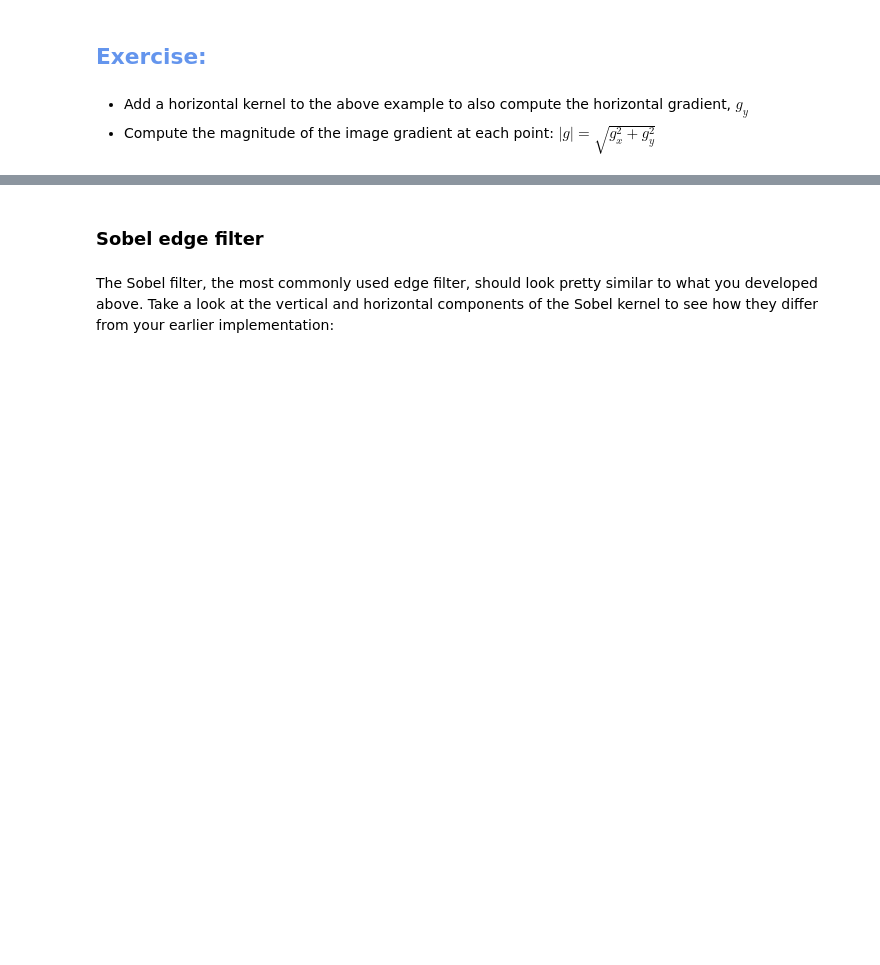
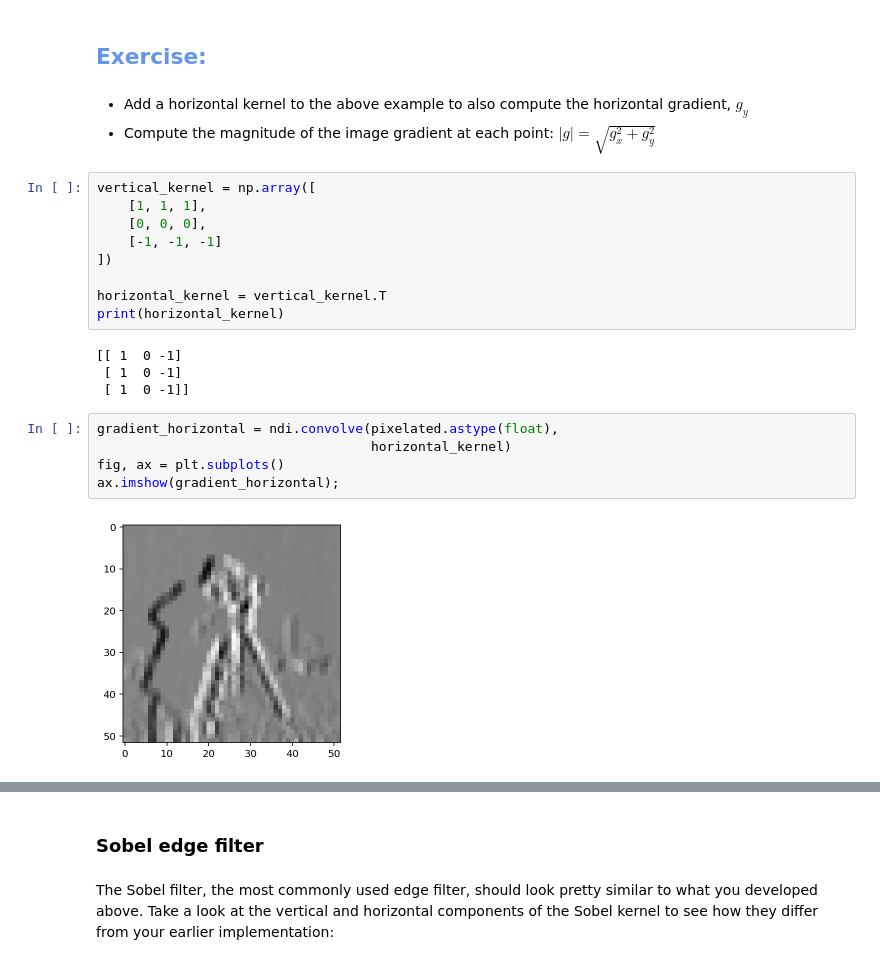
Before and after one commit to scikit-image/skimage-tutorials, a Jupyter notebook: lectures/1_image_filters.ipynb, the cells around one changed output, grey strips where cells are left out. Drawn from its saved outputs; the diff is of its cells as text; blank space fills up the shorter version.

```diff
--- a/lectures/1_image_filters.ipynb
+++ b/lectures/1_image_filters.ipynb
@@ -435,3 +541,23 @@ ax.imshow(gradient_vertical);
 # %% [markdown]
 - Add a horizontal kernel to the above example to also compute the horizontal gradient, $g_y$
 - Compute the magnitude of the image gradient at each point: $\left|g\right| = \sqrt{g_x^2 + g_y^2}$
+# %%
+vertical_kernel = np.array([
+    [1, 1, 1],
+    [0, 0, 0],
+    [-1, -1, -1]
+])
+
+horizontal_kernel = vertical_kernel.T
+print(horizontal_kernel)
+# %% [output]
+[[ 1  0 -1]
+ [ 1  0 -1]
+ [ 1  0 -1]]
+# %%
+gradient_horizontal = ndi.convolve(pixelated.astype(float),
+                                   horizontal_kernel)
+fig, ax = plt.subplots()
+ax.imshow(gradient_horizontal);
+# %% [output]
+[figure, added]
```
Also changed, not shown: parts of 30 cells of this notebook, 2 other files.
